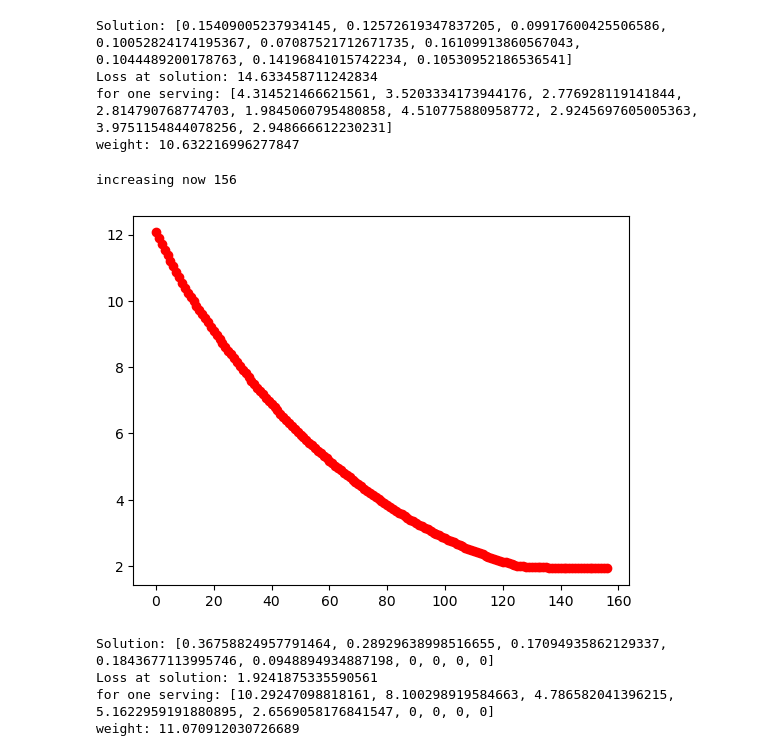
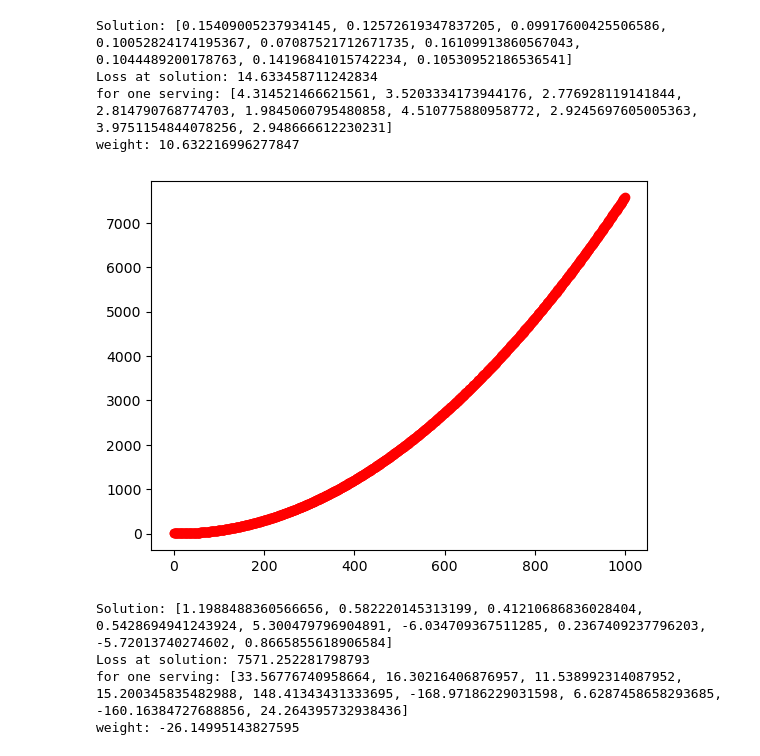
Before and after one commit to shivanishah1/finalproject1, a Jupyter notebook: final_project/reverseengineeringfood.ipynb, the cells around one changed output. Saved outputs shown, nothing was run; the diff lists cells and outputs as text; code cells hidden in the pictures.

```diff
--- a/final_project/reverseengineeringfood.ipynb
+++ b/final_project/reverseengineeringfood.ipynb
@@ -416,11 +397,10 @@ Loss at solution: 14.633458711242834
 for one serving: [4.314521466621561, 3.5203334173944176, 2.776928119141844, 2.814790768774703, 1.9845060795480858, 4.510775880958772, 2.9245697605005363, 3.9751154844078256, 2.948666612230231]
 weight: 10.632216996277847
 # %%
-updating_x_values(dictionary_list,[.4,.3,.2,.2,.1,.1,.005,.005,.005],10,True)
+updating_x_values(dictionary_list,[.4,.3,.2,.2,.1,.1,.005,.005,.005],.00010,False)
 # %% [output]
+[figure, new version]
-increasing now 156
+Solution: [1.1988488360566656, 0.582220145313199, 0.41210686836028404, 0.5428694941243924, 5.300479796904891, -6.034709367511285, 0.2367409237796203, -5.72013740274602, 0.8665855618906584]
+Loss at solution: 7571.252281798793
+for one serving: [33.56776740958664, 16.30216406876957, 11.538992314087952, 15.200345835482988, 148.41343431333695, -168.97186229031598, 6.6287458658293685, -160.16384727688856, 24.264395732938436]
+weight: -26.14995143827595
-[figure, old version]
-Solution: [0.36758824957791464, 0.28929638998516655, 0.17094935862129337, 0.1843677113995746, 0.0948894934887198, 0, 0, 0, 0]
-Loss at solution: 1.9241875335590561
-for one serving: [10.29247098818161, 8.100298919584663, 4.786582041396215, 5.1622959191880895, 2.6569058176841547, 0, 0, 0, 0]
-weight: 11.070912030726689
```
Also changed, not shown: parts of 12 cells of this notebook.
